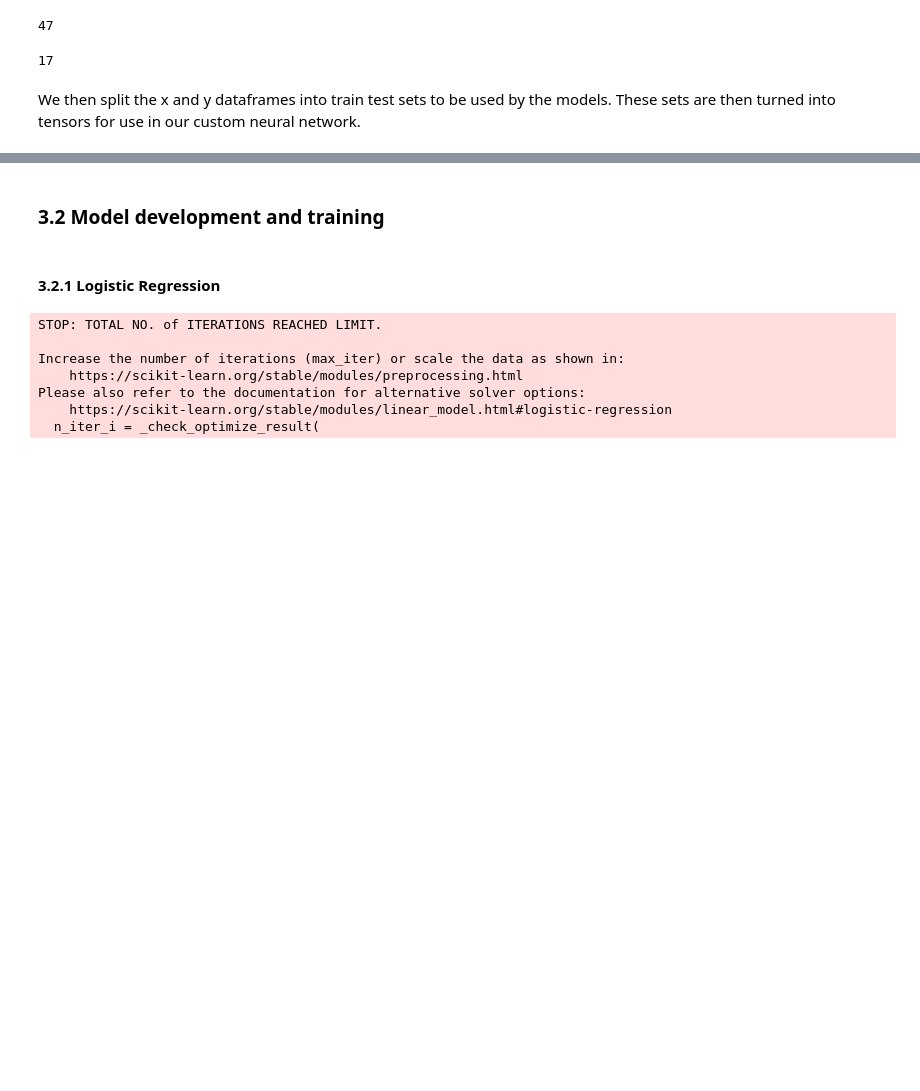
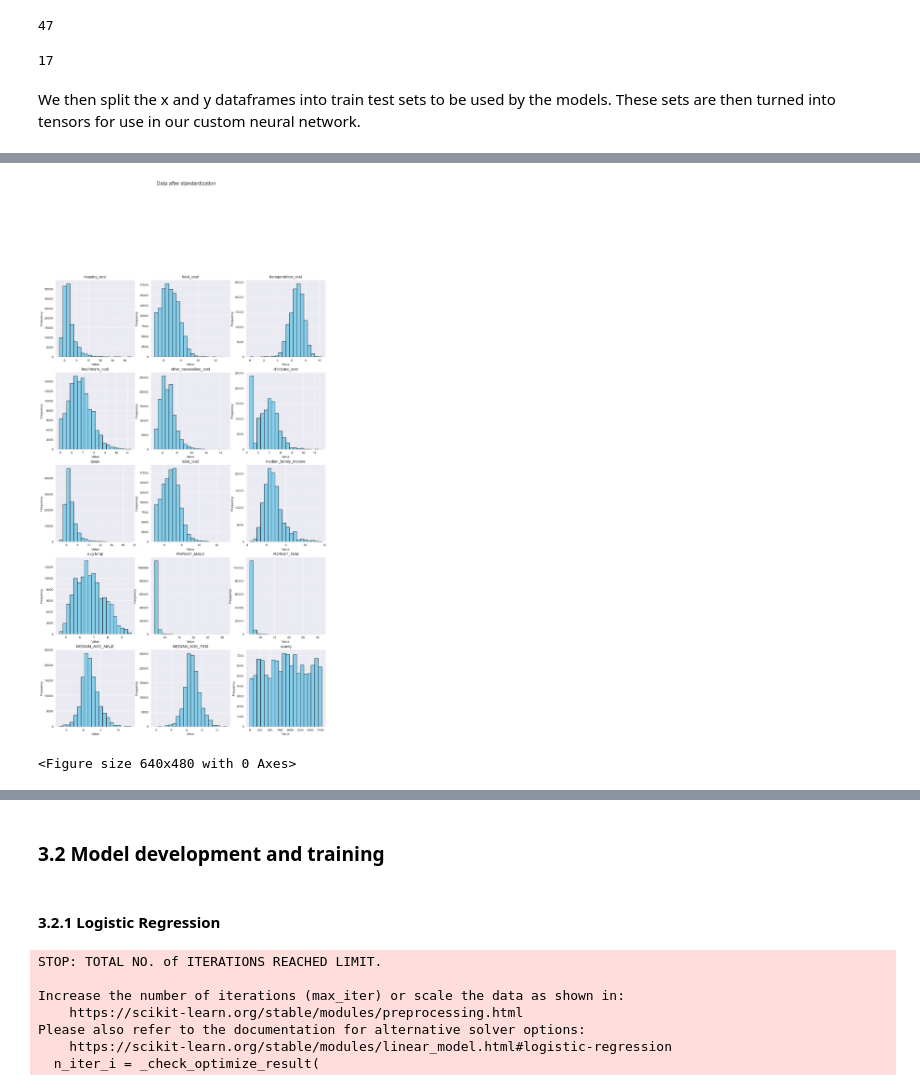
Before and after one commit to riasat-mahbub/ML_Final_Project, a Jupyter notebook: Project_Code_Template.ipynb, the cells around one changed output, grey strips where cells are left out. Cells and saved outputs as stored; diff of their text form; code cells hidden in the pictures; blank space fills up the shorter version.

```diff
--- a/Project_Code_Template.ipynb
+++ b/Project_Code_Template.ipynb
@@ -478,5 +478,6 @@ df_x
 119380 rows × 17 columns
 # %%
+df_x_cols = df_x.columns
 scaler = StandardScaler()
 df_x = scaler.fit_transform(df_x)
 df_x
@@ -595,0 +622,26 @@ We then split the x and y dataframes into train test sets to be used by the mode
+# %%
+tdf_x = pd.DataFrame(df_x, columns=df_x_cols)
+temp = pd.concat([tdf_x, df_y])
+
+temp = temp.drop(columns=['state', 'isMetro'])
+
+cols_to_drop = temp.columns[(temp.nunique() < 10)]
+temp = temp.drop(columns=cols_to_drop)
+
+
+fig, axes = plt.subplots(nrows=int(np.ceil(len(temp.columns) / 3)), ncols=3, figsize=(15, 25))
+
+axes = axes.flatten()
+for i, col in enumerate(temp.columns):
+    axes[i].hist(temp[col], bins=20, color='skyblue', edgecolor='black')
+    axes[i].set_title(col)
+    axes[i].set_xlabel('Value')
+    axes[i].set_ylabel('Frequency')
+
+plt.suptitle('Data after standardization', y=1.05, fontsize=16)
+
+plt.show()
+plt.savefig('graph/before_standard.png')
+# %% [output]
+[figure, added]
+<Figure size 640x480 with 0 Axes>
```
Also changed, not shown: parts of 16 cells of this notebook, 3 other files.
